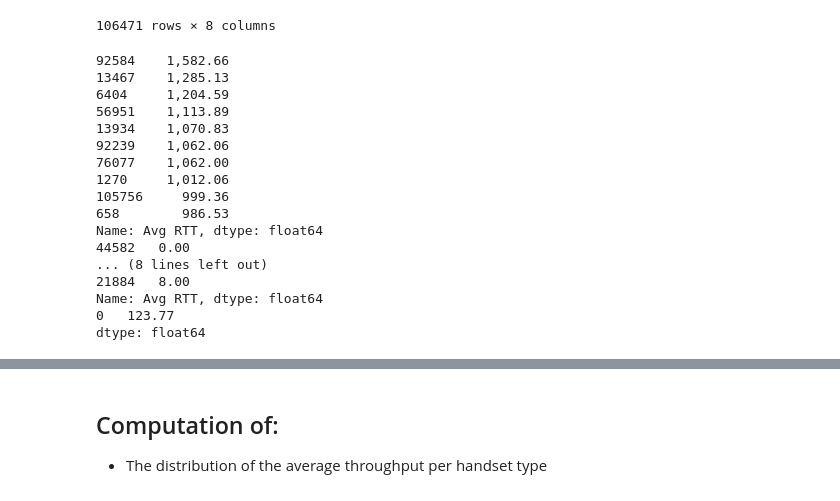
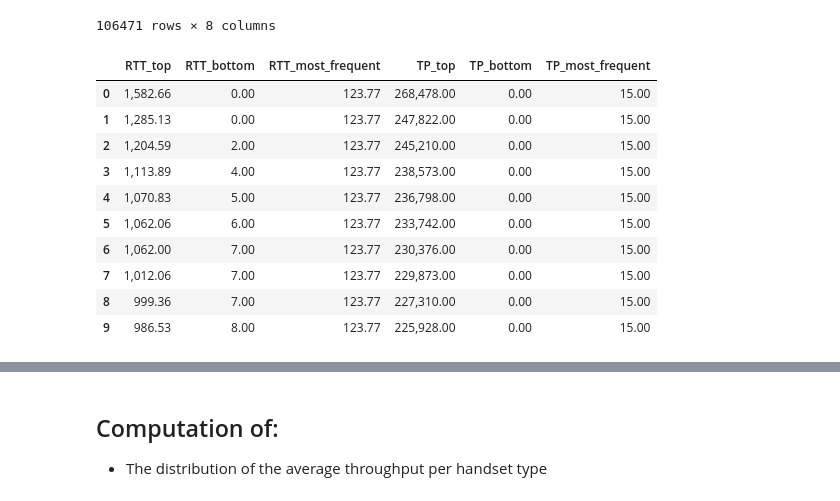
Before and after one commit to Josias-Ounsinli/Week-1-Project, a Jupyter notebook: notebooks/Experience Analytics.ipynb, the cells around one changed output, grey strips where cells are left out. Cells and saved outputs as stored; diff of their text form; code cells hidden in the pictures.

```diff
--- a/notebooks/Experience Analytics.ipynb
+++ b/notebooks/Experience Analytics.ipynb
@@ -188,24 +188,23 @@ TP_top = TP_values[:10]
 TP_bottom = (dfExp_agg['Avg Bearer TP'].sort_values(ascending=True))[:10]
 TP_most_frequent = TP_values.mode()
 # %%
-print(RTT_top)
-print(RTT_bottom)
-print(RTT_most_frequent)
+Top_Exp_metrics_values = pd.DataFrame(columns=['RTT_top', 'RTT_bottom', 'RTT_most_frequent', 'TP_top', 'TP_bottom', 'TP_most_frequent'])
+Top_Exp_metrics_values['RTT_top'] = list(RTT_top)
+Top_Exp_metrics_values['RTT_bottom'] = list(RTT_bottom)
+Top_Exp_metrics_values['RTT_most_frequent'] = list(RTT_most_frequent)*10
+Top_Exp_metrics_values['TP_top'] = list(TP_top)
+Top_Exp_metrics_values['TP_bottom'] = list(TP_bottom)
+Top_Exp_metrics_values['TP_most_frequent'] = list(TP_most_frequent)*10
+Top_Exp_metrics_values
 # %% [output]
-92584    1,582.66
-13467    1,285.13
-6404     1,204.59
-56951    1,113.89
-13934    1,070.83
-92239    1,062.06
-76077    1,062.00
-1270     1,012.06
-105756     999.36
-658        986.53
-Name: Avg RTT, dtype: float64
-44582   0.00
-... (8 lines left out)
-21884   8.00
-Name: Avg RTT, dtype: float64
-0   123.77
-dtype: float64
+|  | RTT_top | RTT_bottom | RTT_most_frequent | TP_top | TP_bottom | TP_most_frequent |
+| 0 | 1,582.66 | 0.00 | 123.77 | 268,478.00 | 0.00 | 15.00 |
+| 1 | 1,285.13 | 0.00 | 123.77 | 247,822.00 | 0.00 | 15.00 |
+| 2 | 1,204.59 | 2.00 | 123.77 | 245,210.00 | 0.00 | 15.00 |
+| 3 | 1,113.89 | 4.00 | 123.77 | 238,573.00 | 0.00 | 15.00 |
+| 4 | 1,070.83 | 5.00 | 123.77 | 236,798.00 | 0.00 | 15.00 |
+| 5 | 1,062.06 | 6.00 | 123.77 | 233,742.00 | 0.00 | 15.00 |
+| 6 | 1,062.00 | 7.00 | 123.77 | 230,376.00 | 0.00 | 15.00 |
+| 7 | 1,012.06 | 7.00 | 123.77 | 229,873.00 | 0.00 | 15.00 |
+| 8 | 999.36 | 7.00 | 123.77 | 227,310.00 | 0.00 | 15.00 |
+| 9 | 986.53 | 8.00 | 123.77 | 225,928.00 | 0.00 | 15.00 |
```
Also changed, not shown: parts of 9 cells of this notebook.
